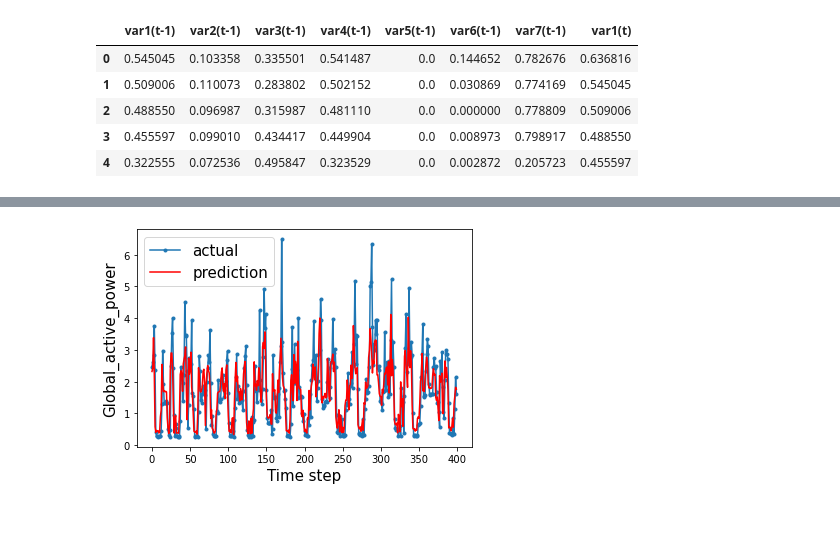
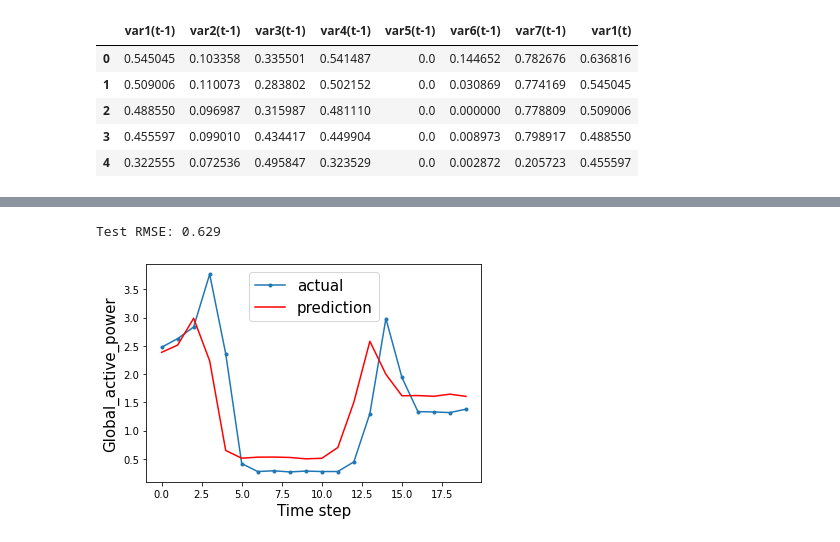
Before and after one commit to rakiiibul/House-hold-electrice-power-consumptiuon_LSTM, a Jupyter notebook: main.ipynb, the cells around one changed output, grey strips where cells are left out. Saved outputs shown, nothing was run; the diff lists cells and outputs as text; code cells hidden in the pictures.

```diff
--- a/main.ipynb
+++ b/main.ipynb
@@ -154,25 +154,17 @@ test_x, test_y = test[:, :-1], test[:, -1]
 train_x = train_x.reshape((train_x.shape[0], 1, train_x.shape[1]))
 test_x = test_x.reshape((test_x.shape[0], 1, test_x.shape[1]))
 # %%
+#define Model
 model = Sequential()
-model.add(LSTM(100, input_shape=(train_x.shape[1], train_x.shape[2])))
+model.add(LSTM(128,return_sequences=True, input_shape=(train_x.shape[1], train_x.shape[2])))
+model.add(LSTM(70, return_sequences=False),)
 model.add(Dropout(0.2))
-#    model.add(LSTM(70))
-#    model.add(Dropout(0.3))
+model.add(Dense(25))
+model.add(Dense(25))
 model.add(Dense(1))
+# Compile the model
 model.compile(loss='mean_squared_error', optimizer='adam')
 
-
-
 # fit network
-history = model.fit(train_x, train_y, epochs=350, batch_size=70, validation_data=(test_x, test_y), verbose=2, shuffle=False)
-
-# summarize history for loss
-plt.plot(history.history['loss'])
-plt.plot(history.history['val_loss'])
-plt.title('model loss')
-plt.ylabel('loss')
-plt.xlabel('epoch')
-plt.legend(['train', 'test'], loc='upper right')
-plt.show()
+history = model.fit(train_x, train_y, epochs=5, batch_size=60, validation_data=(test_x, test_y), verbose=2, shuffle=False)
 # %% [output]
@@ -211,13 +230,15 @@ inv_y = inv_y[:,0]
 # calculate RMSE
 rmse = np.sqrt(mean_squared_error(inv_y, inv_yhat))
 print('Test RMSE: %.3f' % rmse)
+# %% [output]
+Test RMSE: 0.629
 # %%
-aa=[x for x in range(400)]
-plt.plot(aa, inv_y[:400], marker='.', label="actual")
-plt.plot(aa, inv_yhat[:400], 'r', label="prediction")
+x_range=[x for x in range(20)]
+plt.plot(x_range, inv_y[:20], marker='.', label="actual")
+plt.plot(x_range, inv_yhat[:20], 'r', label="prediction")
 plt.ylabel('Global_active_power', size=15)
 plt.xlabel('Time step', size=15)
 plt.legend(fontsize=15)
 plt.show()
 # %% [output]
-[figure, old version]
+[figure, new version]
```
Also changed, not shown: parts of 4 cells of this notebook.
